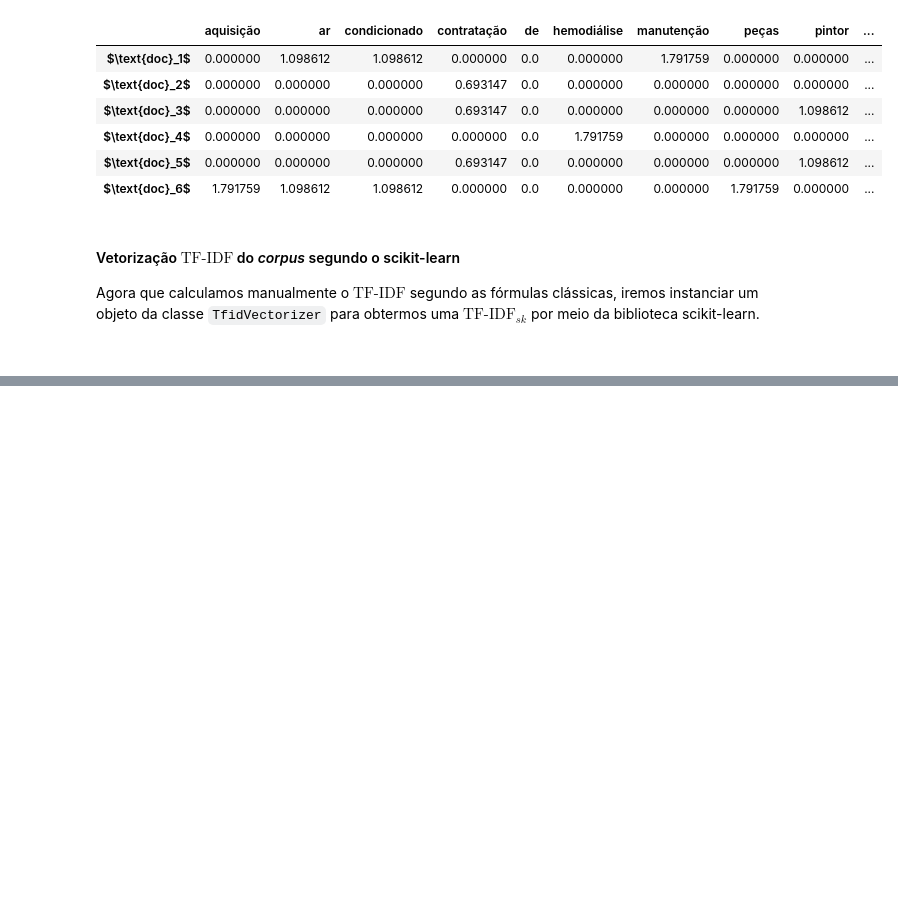
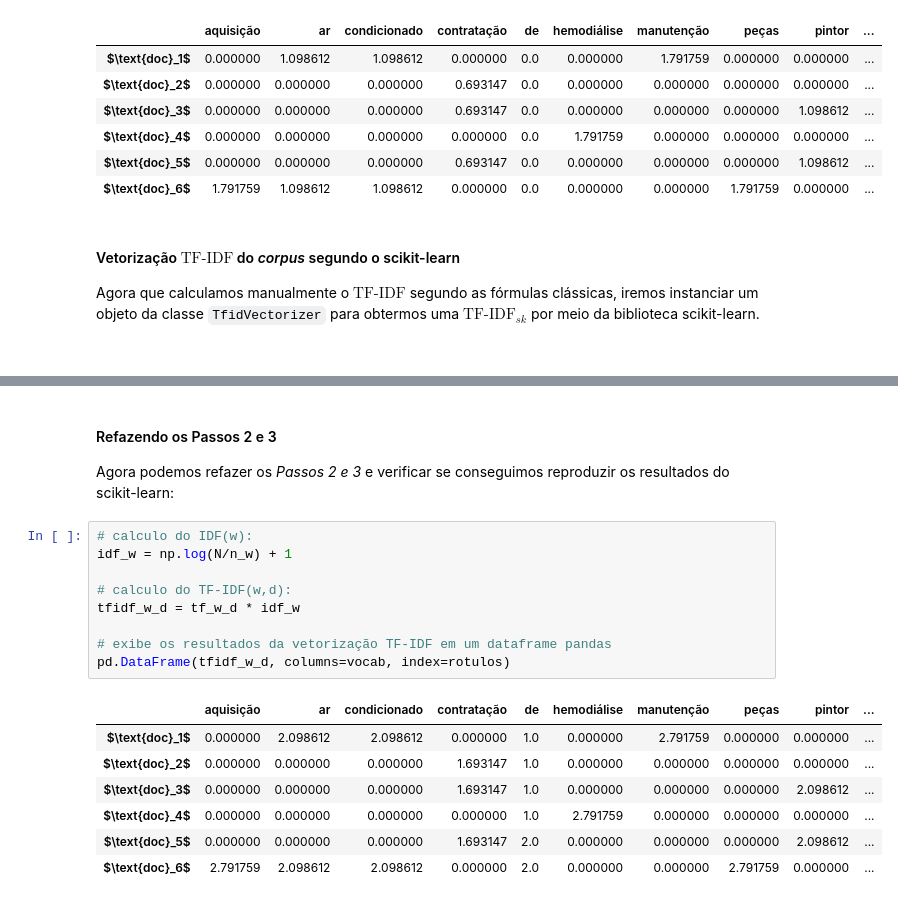
Before and after one commit to brunomssmelo/NLP_com_Deep_Learning, a Jupyter notebook: notebooks/Reproduzindo_a_vetorizacao_TF-IDF_realizada_pelo_scikit-learn.ipynb, the cells around one changed output, grey strips where cells are left out. Saved outputs shown, nothing was run; the diff lists cells and outputs as text; blank space fills up the shorter version.

Commit message:
Conclusão do notebook "Reproduzindo_a_cvetrorizacao_TFrealizada_pelo_scikit-learn.ipynb"

```diff
--- a/notebooks/Reproduzindo_a_vetorizacao_TF-IDF_realizada_pelo_scikit-learn.ipynb
+++ b/notebooks/Reproduzindo_a_vetorizacao_TF-IDF_realizada_pelo_scikit-learn.ipynb
@@ -159,0 +188,21 @@ pd.DataFrame(tfidf_sk, columns=vocab, index=rotulos)
+# %% [markdown]
+#### Refazendo os Passos 2 e 3
+
+Agora podemos refazer os *Passos 2 e 3* e verificar se conseguimos reproduzir os resultados do scikit-learn:
+# %%
+# calculo do IDF(w):
+idf_w = np.log(N/n_w) + 1
+
+# calculo do TF-IDF(w,d):
+tfidf_w_d = tf_w_d * idf_w
+
+# exibe os resultados da vetorização TF-IDF em um dataframe pandas
+pd.DataFrame(tfidf_w_d, columns=vocab, index=rotulos)
+# %% [output]
+|  | aquisição | ar | condicionado | contratação | de | hemodiálise | manutenção | peças | pintor | ... |
+| $\text{doc}_1$ | 0.000000 | 2.098612 | 2.098612 | 0.000000 | 1.0 | 0.000000 | 2.791759 | 0.000000 | 0.000000 | ... |
+| $\text{doc}_2$ | 0.000000 | 0.000000 | 0.000000 | 1.693147 | 1.0 | 0.000000 | 0.000000 | 0.000000 | 0.000000 | ... |
+| $\text{doc}_3$ | 0.000000 | 0.000000 | 0.000000 | 1.693147 | 1.0 | 0.000000 | 0.000000 | 0.000000 | 2.098612 | ... |
+| $\text{doc}_4$ | 0.000000 | 0.000000 | 0.000000 | 0.000000 | 1.0 | 2.791759 | 0.000000 | 0.000000 | 0.000000 | ... |
+| $\text{doc}_5$ | 0.000000 | 0.000000 | 0.000000 | 1.693147 | 2.0 | 0.000000 | 0.000000 | 0.000000 | 2.098612 | ... |
+| $\text{doc}_6$ | 2.791759 | 2.098612 | 2.098612 | 0.000000 | 2.0 | 0.000000 | 0.000000 | 2.791759 | 0.000000 | ... |
```
Also changed, not shown: parts of 21 cells of this notebook.
